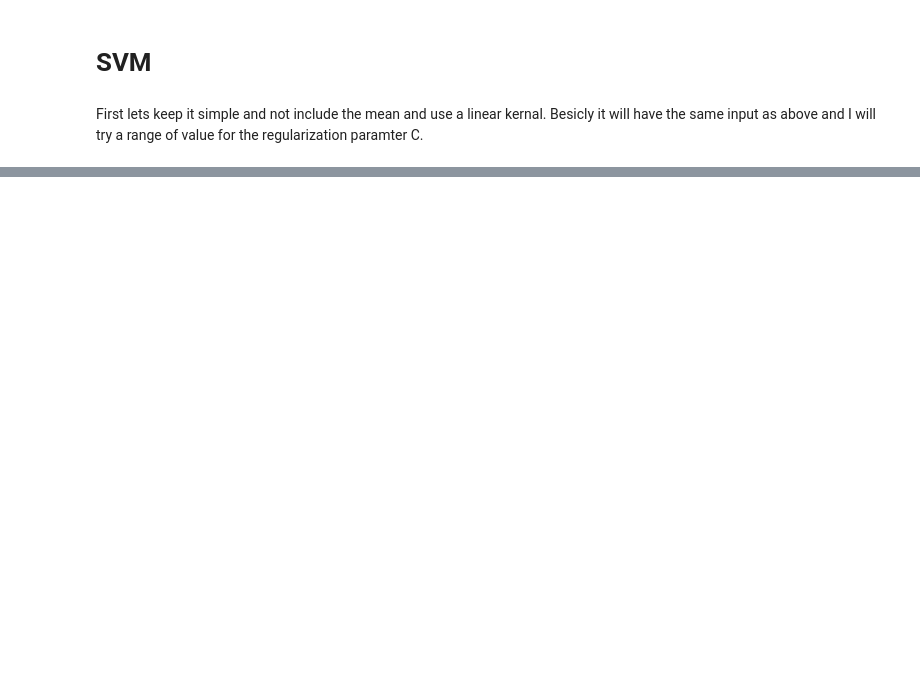
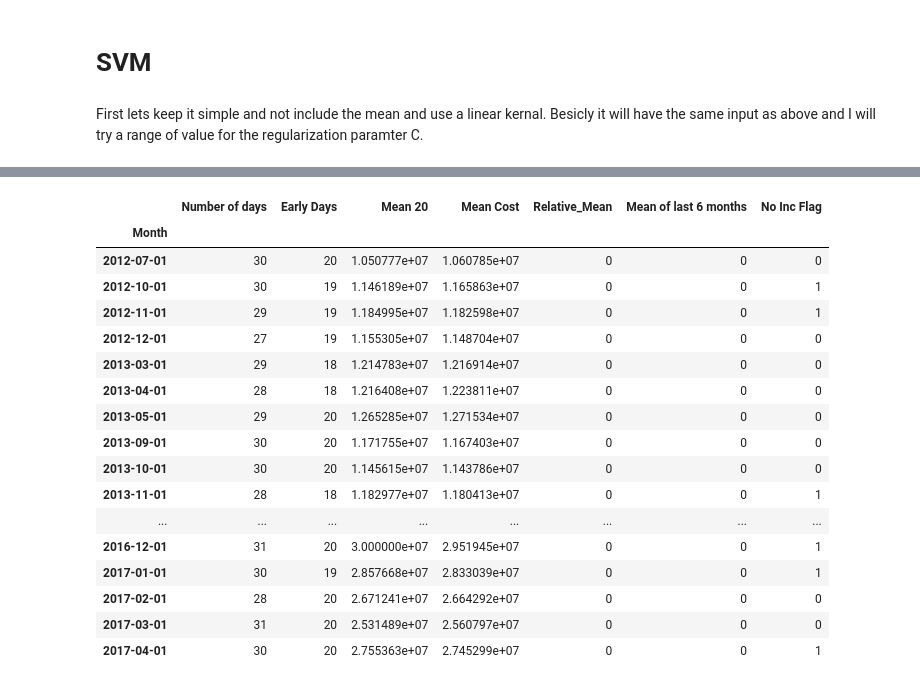
Before and after one commit to AdamJacoby/Kol_Market_Data, a Jupyter notebook: Kol_Data.ipynb, the cells around one changed output, grey strips where cells are left out. Cells and saved outputs as stored; diff of their text form; code cells hidden in the pictures; blank space fills up the shorter version.

```diff
--- a/Kol_Data.ipynb
+++ b/Kol_Data.ipynb
@@ -583,8 +487,0 @@ At last we have some improvement. The model is still not got but we got nearly a
-# %%
-trunc_X_train=[]
-trunc_X_CV=[]
-for x in X_train:
-    trunc_X_train.append(x[10:])
-for x in X_CV:
-    trunc_X_CV.append(x[10:])
-print len(trunc_X_trian)
@@ -601,0 +548,27 @@ for k in [.000001,.0001,.001,.01,.1,1,.5,10,100,1000,10000,1000000000]:
+# %%
+#Add in a flag for each month indicating wether on no the price increased near the end of the month
+month_data['No Inc Flag']=0
+f = lambda x, y: 0 if y>x*(1+inc_amount) else 1
+for month in month_data.index:
+    last_day = month.replace(day=calendar.monthrange(month.year,month.month)[1])
+    day_20 =month.replace(day=20)
+    month_data.at[month,'No Inc Flag']=f(data.at[day_20,'Normalized Cost'],data.at[last_day,'Normalized Cost'])
+# %% [output]
+|  | Number of days | Early Days | Mean 20 | Mean Cost | Relative_Mean | Mean of last 6 months | No Inc Flag |
+| Month |  |  |  |  |  |  |  |
+| 2012-07-01 | 30 | 20 | 1.050777e+07 | 1.060785e+07 | 0 | 0 | 0 |
+| 2012-10-01 | 30 | 19 | 1.146189e+07 | 1.165863e+07 | 0 | 0 | 1 |
+| 2012-11-01 | 29 | 19 | 1.184995e+07 | 1.182598e+07 | 0 | 0 | 1 |
+| 2012-12-01 | 27 | 19 | 1.155305e+07 | 1.148704e+07 | 0 | 0 | 0 |
+| 2013-03-01 | 29 | 18 | 1.214783e+07 | 1.216914e+07 | 0 | 0 | 0 |
+| 2013-04-01 | 28 | 18 | 1.216408e+07 | 1.223811e+07 | 0 | 0 | 0 |
+| 2013-05-01 | 29 | 20 | 1.265285e+07 | 1.271534e+07 | 0 | 0 | 0 |
+| 2013-09-01 | 30 | 20 | 1.171755e+07 | 1.167403e+07 | 0 | 0 | 0 |
+| 2013-10-01 | 30 | 20 | 1.145615e+07 | 1.143786e+07 | 0 | 0 | 0 |
+| 2013-11-01 | 28 | 18 | 1.182977e+07 | 1.180413e+07 | 0 | 0 | 1 |
+| ... | ... | ... | ... | ... | ... | ... | ... |
+| 2016-12-01 | 31 | 20 | 3.000000e+07 | 2.951945e+07 | 0 | 0 | 1 |
+| 2017-01-01 | 30 | 19 | 2.857668e+07 | 2.833039e+07 | 0 | 0 | 1 |
+| 2017-02-01 | 28 | 20 | 2.671241e+07 | 2.664292e+07 | 0 | 0 | 0 |
+| 2017-03-01 | 31 | 20 | 2.531489e+07 | 2.560797e+07 | 0 | 0 | 0 |
+| 2017-04-01 | 30 | 20 | 2.755363e+07 | 2.745299e+07 | 0 | 0 | 1 |
```
Also changed, not shown: parts of 24 cells of this notebook.
